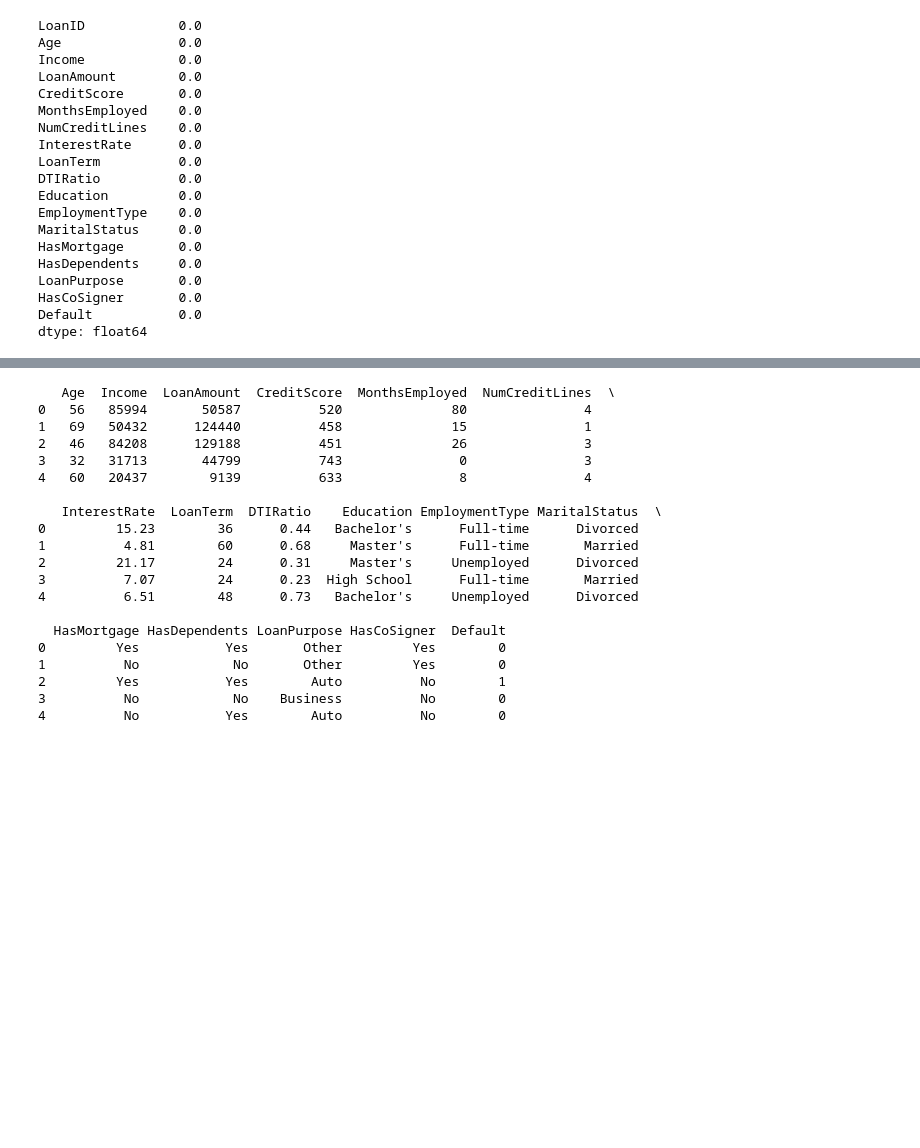
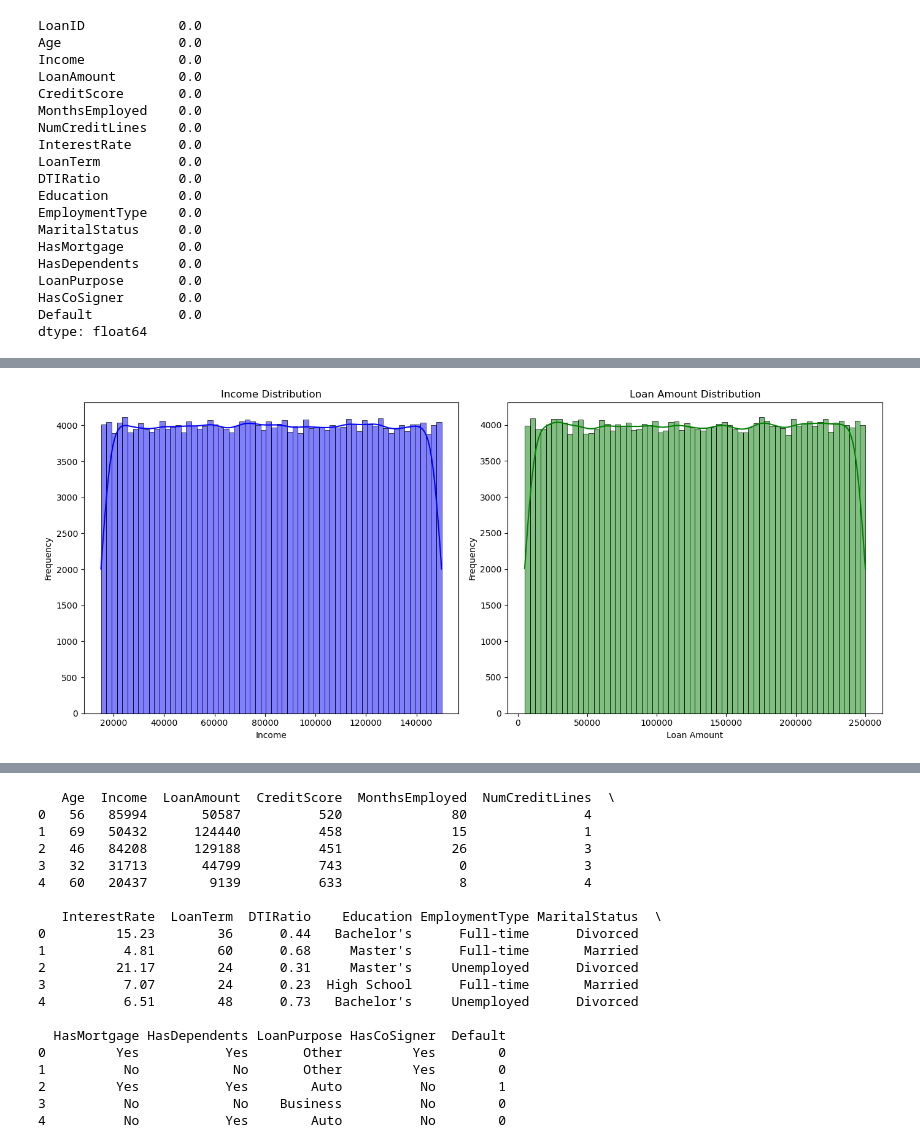
Before and after one commit to sharmaraghav644/PrivateRepo, a Jupyter notebook: Loan_Default_Predication_Code.ipynb, the cells around one changed output, grey strips where cells are left out. Cells and saved outputs as stored; diff of their text form; code cells hidden in the pictures; blank space fills up the shorter version.

```diff
--- a/Loan_Default_Predication_Code.ipynb
+++ b/Loan_Default_Predication_Code.ipynb
@@ -119,0 +143,23 @@ dtype: float64
+# %%
+#Univariate Analysis of Continuous Features
+
+
+fig, axes = plt.subplots(1, 2, figsize=(14, 6))
+
+# Plot for Applicant Income Distribution
+sns.histplot(df['Income'], kde=True, ax=axes[0], color='blue')
+axes[0].set_title('Income Distribution')
+axes[0].set_xlabel('Income')
+axes[0].set_ylabel('Frequency')
+
+# Plot for Loan Amount Distribution
+sns.histplot(df['LoanAmount'], kde=True, ax=axes[1], color='green')
+axes[1].set_title('Loan Amount Distribution')
+axes[1].set_xlabel('Loan Amount')
+axes[1].set_ylabel('Frequency')
+
+# Adjust layout and display the plots
+plt.tight_layout()
+plt.show()
+# %% [output]
+[figure, added]
```
Also changed, not shown: parts of 7 cells of this notebook.
